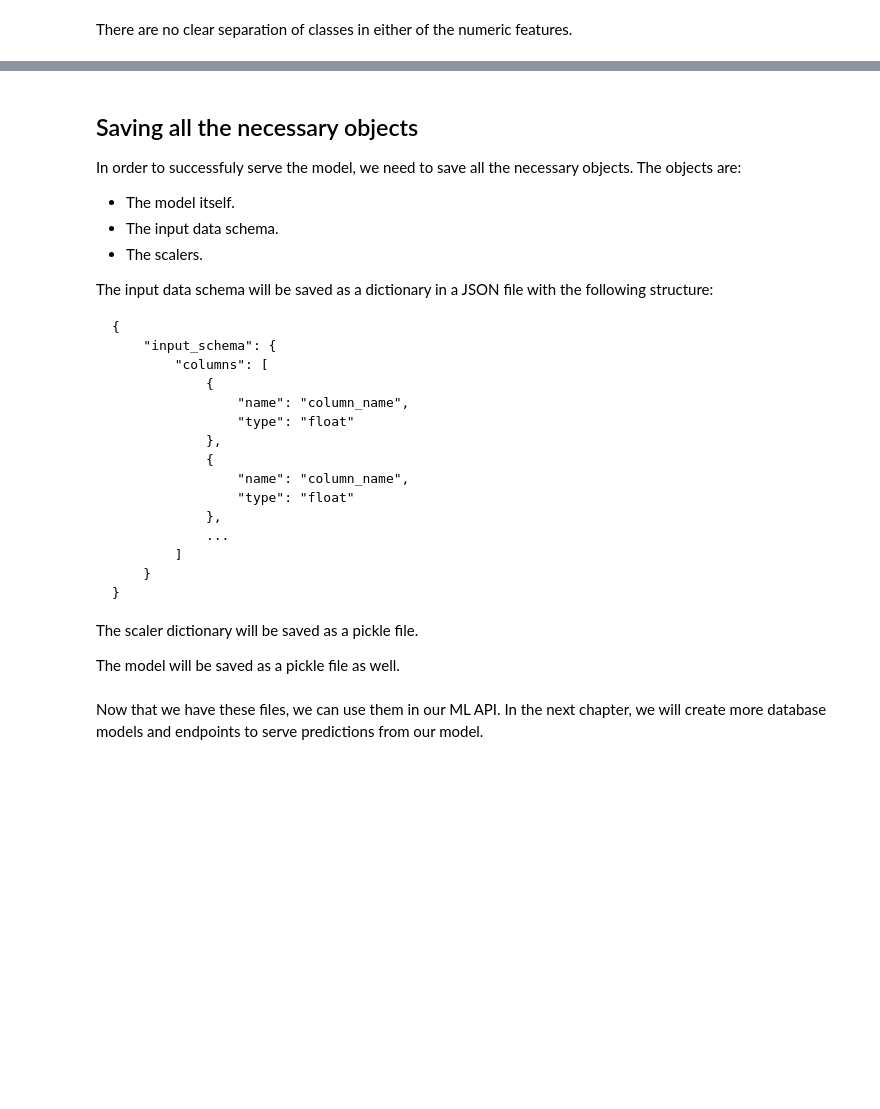
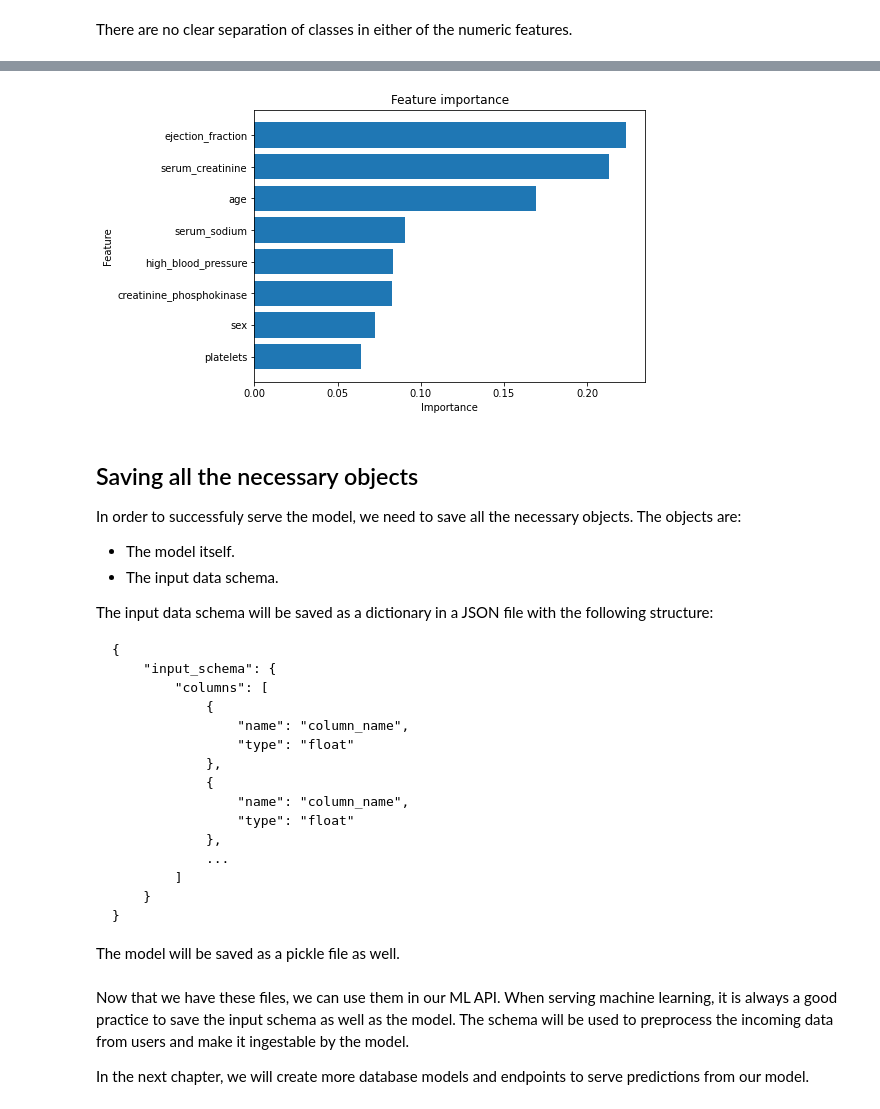
Before and after one commit to Eligijus112/api-book, a Jupyter notebook: api-book/chapter-7-final-serving/machine_learning_model.ipynb, the cells around one changed output, grey strips where cells are left out. Cells and saved outputs as stored; diff of their text form; code cells hidden in the pictures; blank space fills up the shorter version.

Commit message:
Some tweaks to the ML model

````diff
--- a/api-book/chapter-7-final-serving/machine_learning_model.ipynb
+++ b/api-book/chapter-7-final-serving/machine_learning_model.ipynb
@@ -212,23 +162,0 @@ for numeric_column in numeric_columns:
-# %%
-# Defining a list of hyperparameters
-hp_dict = {
-    'n_estimators': 100,
-    'max_depth': 4,
-    'eval_metric': ['logloss'],
-    'use_label_encoder': False
-}
-
-# Initiating the model
-model = xgb.XGBClassifier(**hp_dict)
-
-# Fitting on data
-model.fit(train_X, train_y)
-
-# Predicting on test set
-predictions = model.predict(test_X)
-
-# Calculating the precision, recall, and f1-score
-precision, recall, fscore, _ = precision_recall_fscore_support(test_y, predictions)
-acc = accuracy_score(test_y, predictions)
-
-print(f"Precision: {round(np.mean(precision), 3)} | Recall: {round(np.mean(recall), 3)} | F1-score: {round(np.mean(fscore), 3)}| Accuracy: {round(acc, 3)}")
@@ -414,5 +256,8 @@ for numeric_col in numeric_columns:
 # %%
+# X and Y for the model
+X, Y = d[final_features].copy(), d[y_var].values
+
 # Fitting the model
-clf = xgb.XGBClassifier(**hp_dict)
+clf = xgb.XGBClassifier(**best_hp)
 clf.fit(X, Y)
 # %% [output]
@@ -420,3 +274,19 @@ Training score: 1.0
+# %%
+# Creating the feature importance frame
+feature_importance = pd.DataFrame({
+    'feature': final_features,
+    'importance': clf.feature_importances_
+}).sort_values("importance", ascending=True)
+
+# Ploting
+plt.figure(figsize=(7, 5))
+plt.barh(feature_importance['feature'], feature_importance['importance'])
+plt.ylabel("Feature")
+plt.xlabel("Importance")
+plt.title("Feature importance")
+plt.show()
+# %% [output]
+[figure, added]
 # %% [markdown]
 ## Saving all the necessary objects
 
@@ -424,7 +294,6 @@ In order to successfuly serve the model, we need to save all the necessary objec
 
 * The model itself.
 * The input data schema.
-* The scalers.
 
 The input data schema will be saved as a dictionary in a JSON file with the following structure:
 
@@ -446,8 +315,6 @@ The input data schema will be saved as a dictionary in a JSON file with the foll
 }
 ```
 
-The scaler dictionary will be saved as a pickle file.
-
 The model will be saved as a pickle file as well.
 # %%
 # Creating the input schema
@@ -487,4 +350,6 @@ with open(os.path.join(output_dir, "scalers.pkl"), "wb") as f:
 with open(os.path.join(output_dir, "input_schema.json"), "w") as f:
     json.dump(input_schema, f)
 # %% [markdown]
-Now that we have these files, we can use them in our ML API. In the next chapter, we will create more database models and endpoints to serve predictions from our model.
+Now that we have these files, we can use them in our ML API. When serving machine learning, it is always a good practice to save the input schema as well as the model. The schema will be used to preprocess the incoming data from users and make it ingestable by the model.
+
+In the next chapter, we will create more database models and endpoints to serve predictions from our model.
````
Also changed, not shown: parts of 23 cells of this notebook, 8 other files.
